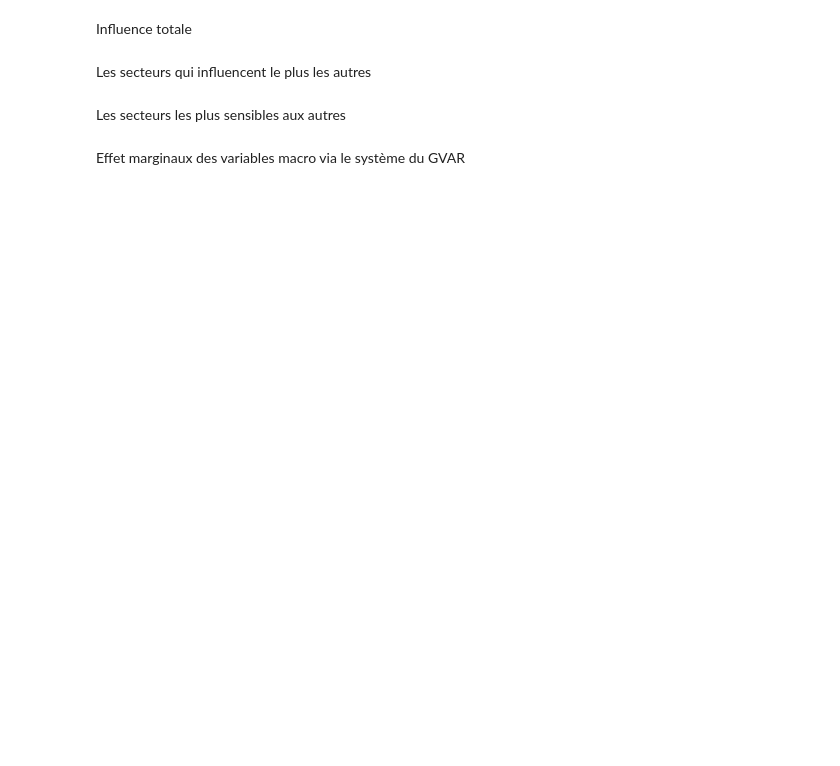
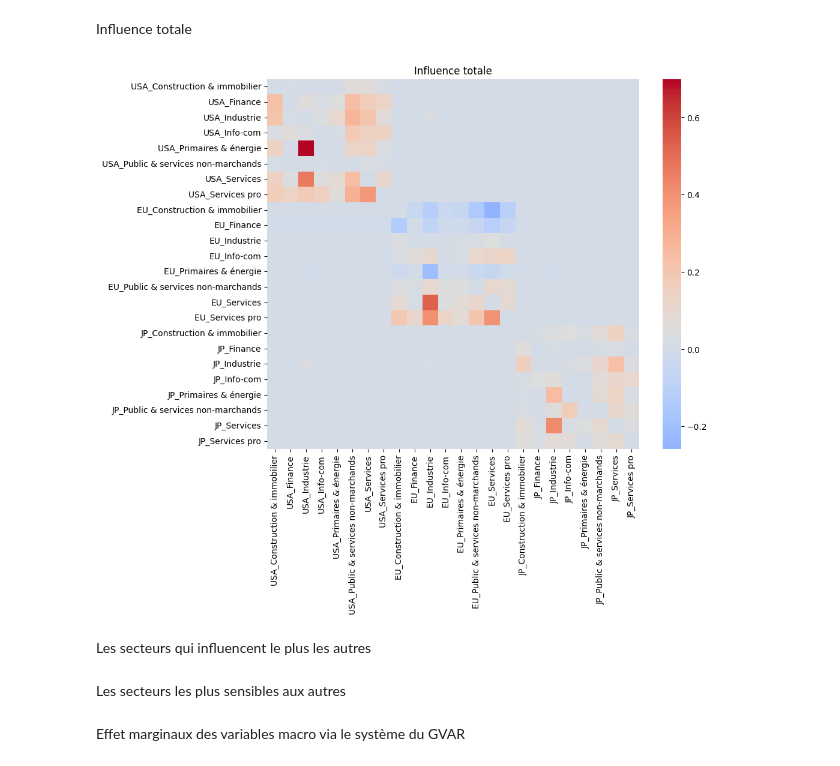
Before and after one commit to Celeste2405/PFE-CLIMATE-STRESS-TESTING-BANKING-PORTFOLIO, a Jupyter notebook: gvar_global.ipynb, the cells around one changed output. Drawn from its saved outputs; the diff is of its cells as text; code cells hidden in the pictures; blank space fills up the shorter version.

```diff
--- a/gvar_global.ipynb
+++ b/gvar_global.ipynb
@@ -1407,11 +1436,13 @@ plt.show()
 # %% [markdown]
 Influence totale
 # %%
-total_sector_effect = sector_effects + sector_lag_effects
+total_sector_effect = sector_effects + sector_lag1_effects + sector_lag2_effects
 plt.figure(figsize=(10,8))
 sns.heatmap(total_sector_effect, cmap="coolwarm", center=0.05)
 plt.title("Influence totale")
 plt.show()
+# %% [output]
+[figure, added]
 # %% [markdown]
 Les secteurs qui influencent le plus les autres
 # %%
```
Also changed, not shown: parts of 20 cells of this notebook, 3 other files.
